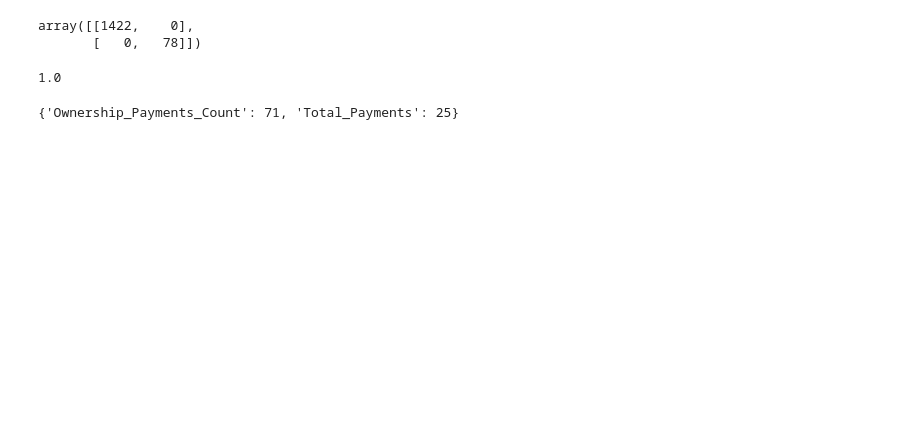
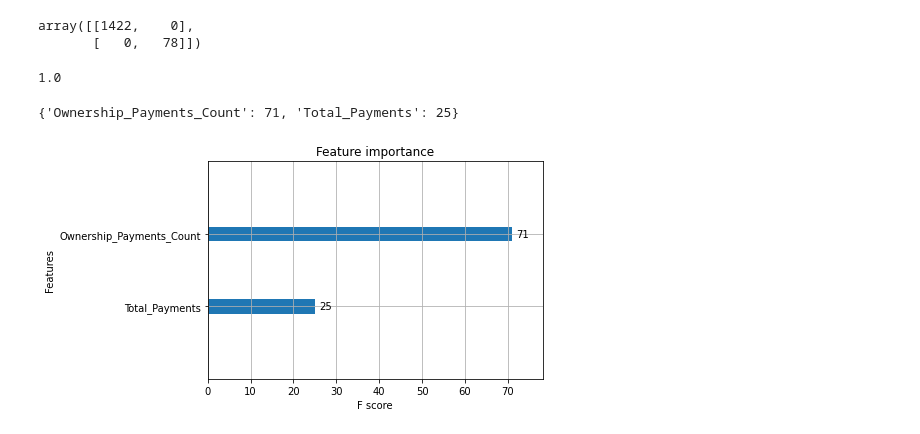
Before and after one commit to manu675/TUM_Analytics_Cup_2020, a Jupyter notebook: AC_python_classifiers.ipynb, the cells around one changed output. Saved outputs shown, nothing was run; the diff lists cells and outputs as text; code cells hidden in the pictures; blank space fills up the shorter version.

```diff
--- a/AC_python_classifiers.ipynb
+++ b/AC_python_classifiers.ipynb
@@ -135,3 +200,10 @@ accuracy_score(y_test, y_pred)
 xgbc.get_booster().get_fscore()
 # %% [output]
 {'Ownership_Payments_Count': 71, 'Total_Payments': 25}
+# %%
+# feature importance plot
+xgb.plot_importance(xgbc)
+plt.rcParams['figure.figsize'] = [12, 12]
+plt.show()
+# %% [output]
+[figure, added]
```
Also changed, not shown: parts of 18 cells of this notebook.
